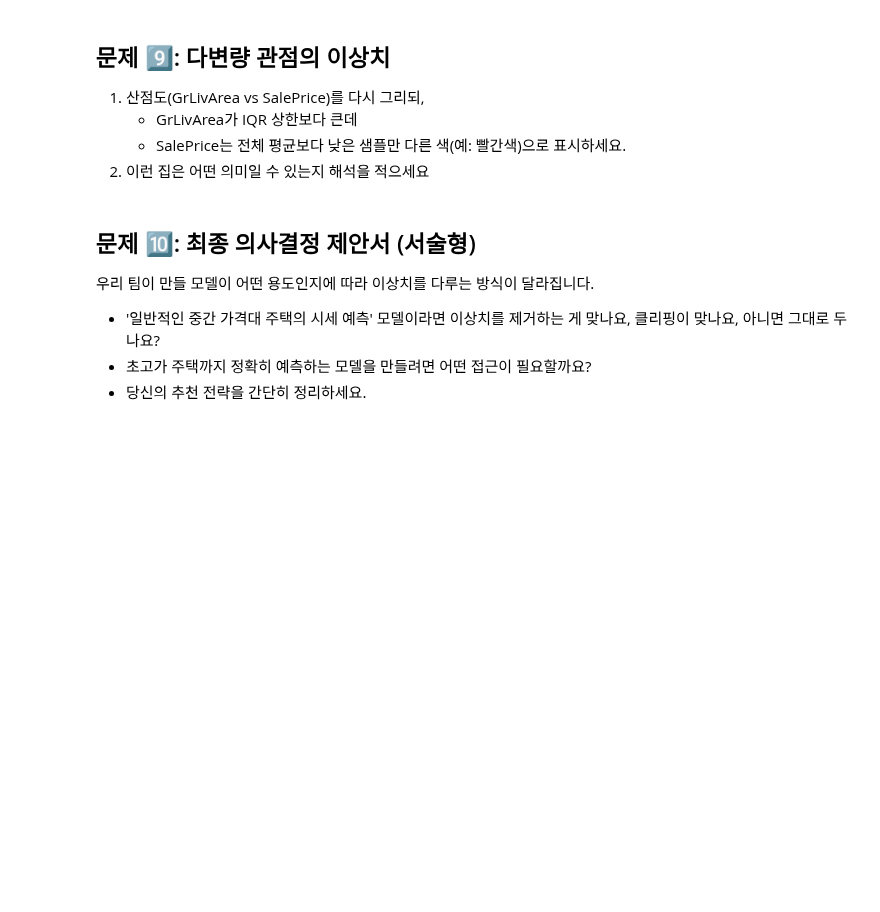
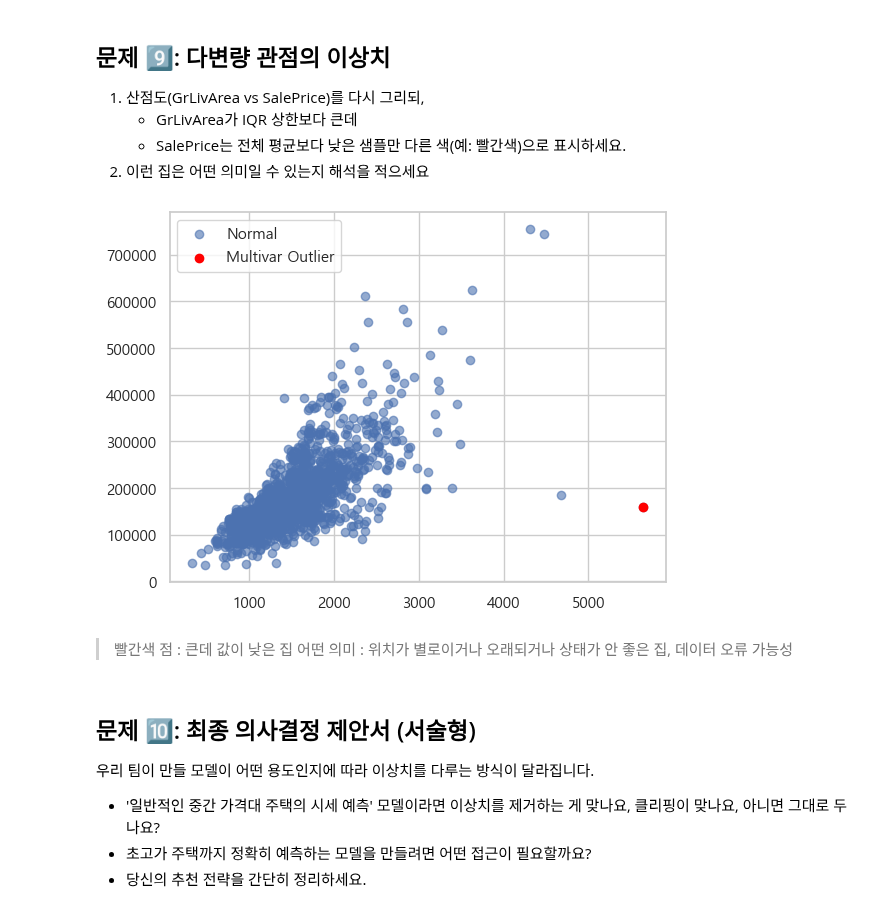
Before and after one commit to seojeong-e/fintech3, a Jupyter notebook: 06machine_learning/06_02데이터척도_이상값탐지및처리_연습문제.ipynb, the cells around one changed output. Drawn from its saved outputs; the diff is of its cells as text; code cells hidden in the pictures; blank space fills up the shorter version.

```diff
--- a/06machine_learning/06_02데이터척도_이상값탐지및처리_연습문제.ipynb
+++ b/06machine_learning/06_02데이터척도_이상값탐지및처리_연습문제.ipynb
@@ -216,6 +323,22 @@ GrLivArea를 기준으로 IQR 바깥의 이상치를 제거한 새로운 DataFra
 # %%
 # TODO:
 # mask_suspicious 조건에 해당하는 점들을 빨간색으로 강조 표시한 산점도를 그리세요.
+# %%
+# SalePrice 평균
+price_mean = df['SalePrice'].mean()
+# 다변량 이상치 선택
+multivar_outliers = df[(df['GrLivArea'] > gr_upper) & (df['SalePrice'] < price_mean)]
+
+plt.figure()
+plt.scatter(df['GrLivArea'], df['SalePrice'], label='Normal', alpha=0.6)
+plt.scatter(multivar_outliers['GrLivArea'], multivar_outliers['SalePrice'], color='red', label='Multivar Outlier')
+plt.legend()
+plt.show()
+# %% [output]
+[figure, added]
+# %% [markdown]
+> 빨간색 점 : 큰데 값이 낮은 집
+  어떤 의미 : 위치가 별로이거나 오래되거나 상태가 안 좋은 집, 데이터 오류 가능성
 # %% [markdown]
 ## 문제 🔟: 최종 의사결정 제안서 (서술형)
 우리 팀이 만들 모델이 어떤 용도인지에 따라 이상치를 다루는 방식이 달라집니다.
```
Also changed, not shown: parts of 15 cells of this notebook, 3 other files.
